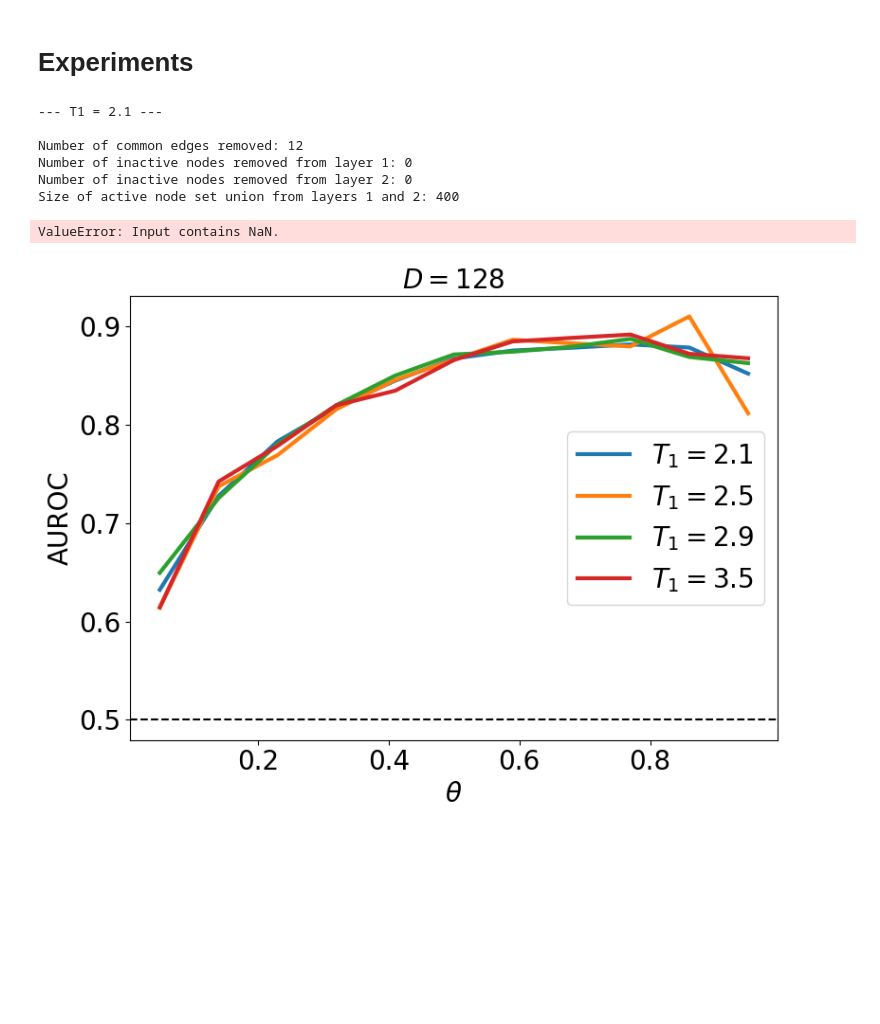
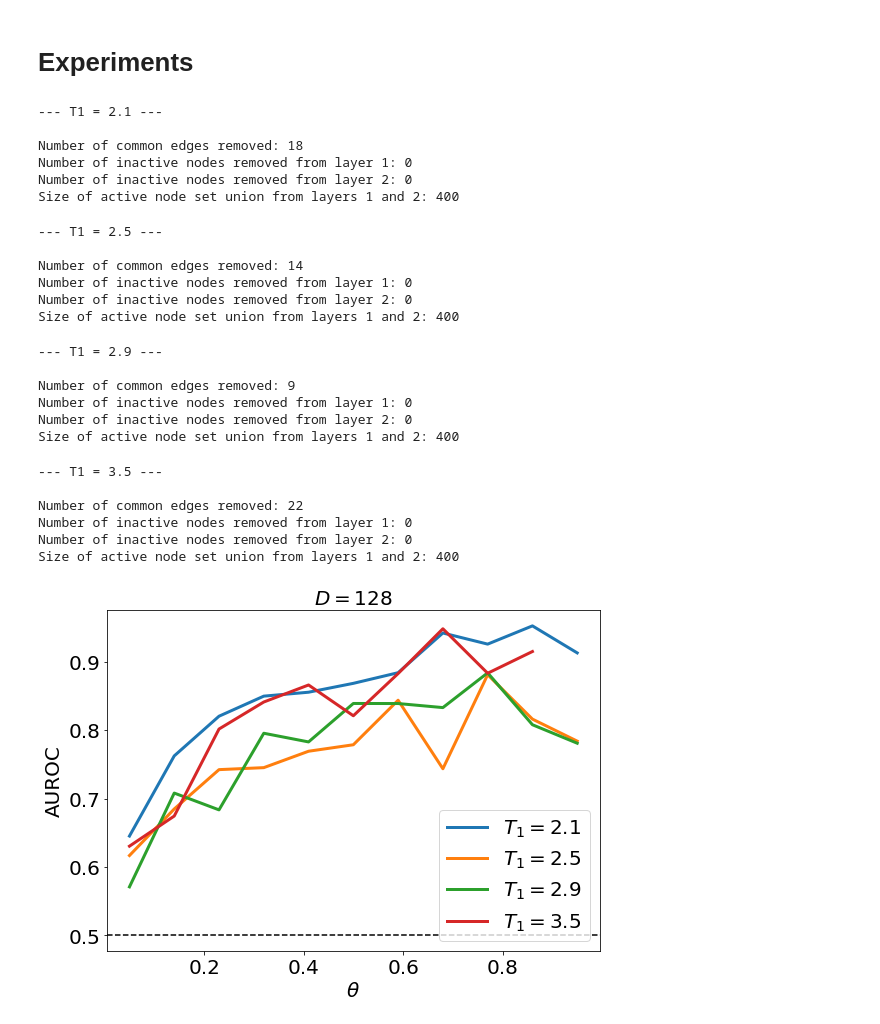
Before and after one commit to kaiser-dan/proj_naive-embedded-reconstruction, a Jupyter notebook: notebooks/ex/MK_exp/DK_EXP_ISOMAP.ipynb, the cells around one changed output. Saved outputs shown, nothing was run; the diff lists cells and outputs as text; code cells hidden in the pictures; blank space fills up the shorter version.

```diff
--- a/notebooks/ex/MK_exp/DK_EXP_ISOMAP.ipynb
+++ b/notebooks/ex/MK_exp/DK_EXP_ISOMAP.ipynb
@@ -261,14 +265,15 @@ def analysis(G, H):
         remnants_record = get_remnants(theta, G, H)
         degrees = get_degree_features(remnants_record)
         distances = embed_remnants_Isomap(remnants_record, params, nodelist=nodelist)
-        df[theta] = train_test_model(remnants_record, distances, degrees)
-#         df_ = dict()
-#         for dimensions in np.linspace(10, 100, num=11, dtype=int):
-#             params["k"] = dimensions
-#             distances = embed_remnants_HOPE(remnants_record, params, nodelist=nodelist)
 
-#             df_[dimensions] = train_test_model(remnants_record, distances, degrees)
-#         df[theta] = df_
+        # ! NaN hotfix
+        try:
+            df[theta] = train_test_model(remnants_record, distances, degrees)
+        except ValueError:
+            continue
+        except Exception as err:
+            raise err
+
 
     return df
 # %% [markdown]
@@ -285,11 +290,28 @@ for T1 in [2.1, 2.5, 2.9, 3.5]:
 # %% [output]
 --- T1 = 2.1 ---
 
-Number of common edges removed: 12
+Number of common edges removed: 18
 Number of inactive nodes removed from layer 1: 0
 Number of inactive nodes removed from layer 2: 0
 Size of active node set union from layers 1 and 2: 400
-ValueError: Input contains NaN.
+--- T1 = 2.5 ---
+
+Number of common edges removed: 14
+Number of inactive nodes removed from layer 1: 0
+Number of inactive nodes removed from layer 2: 0
+Size of active node set union from layers 1 and 2: 400
+--- T1 = 2.9 ---
+
+Number of common edges removed: 9
+Number of inactive nodes removed from layer 1: 0
+Number of inactive nodes removed from layer 2: 0
+Size of active node set union from layers 1 and 2: 400
+--- T1 = 3.5 ---
+
+Number of common edges removed: 22
+Number of inactive nodes removed from layer 1: 0
+Number of inactive nodes removed from layer 2: 0
+Size of active node set union from layers 1 and 2: 400
 # %%
 auroc_df = {}
 
@@ -301,20 +323,21 @@ for T1 in [2.1, 2.5, 2.9, 3.5]:
 # %%
 fig, ax = plt.subplots()
 
 ax.set_title(r'$D=128$', fontsize=20)
 
 for T1 in [2.1, 2.5, 2.9, 3.5]:
-        ax.plot(
-                auroc_df[T1][0], auroc_df[T1][1],
-                ls='-', lw=3.0,
-                label=f'$T_1={T1}$')
+    ax.plot(
+        auroc_df[T1][0], auroc_df[T1][1],
+        ls='-', lw=3.0,
+        label=f'$T_1={T1}$'
+    )
 
 ax.axhline(y=0.5, c='k', ls='--')
 ax.set_xlabel(r'$\theta$', fontsize=20)
 ax.set_ylabel('AUROC', fontsize=20)
 ax.tick_params(axis='both', which='major', labelsize=20)
 ax.legend(fontsize=20)
 
 plt.show()
 # %% [output]
-[figure, old version]
+[figure, new version]
```
Also changed, not shown: parts of 1 cell of this notebook, 4 other files.
